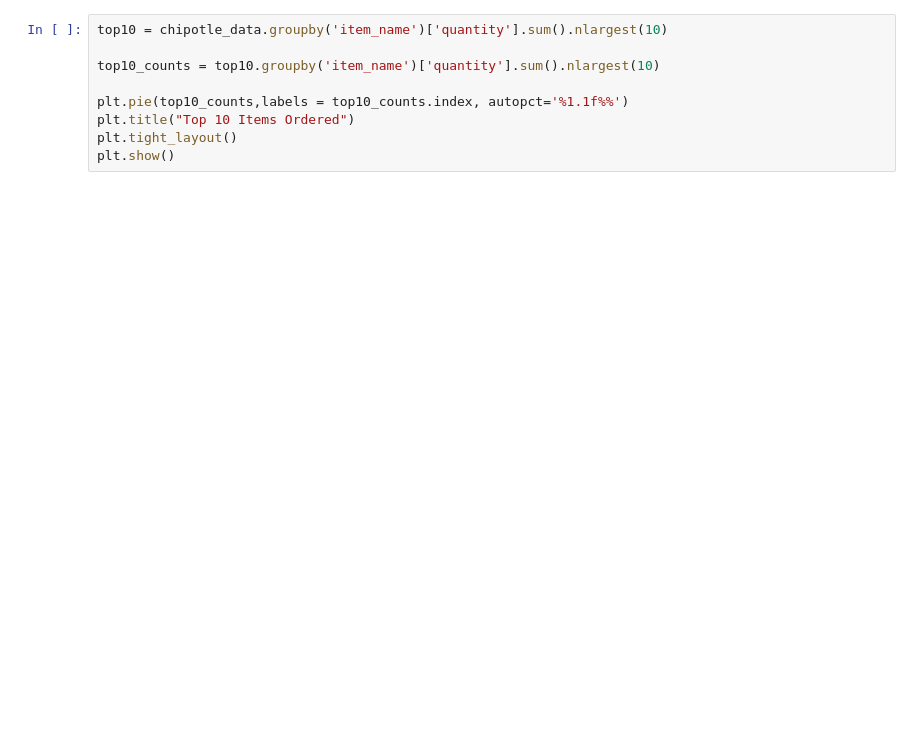
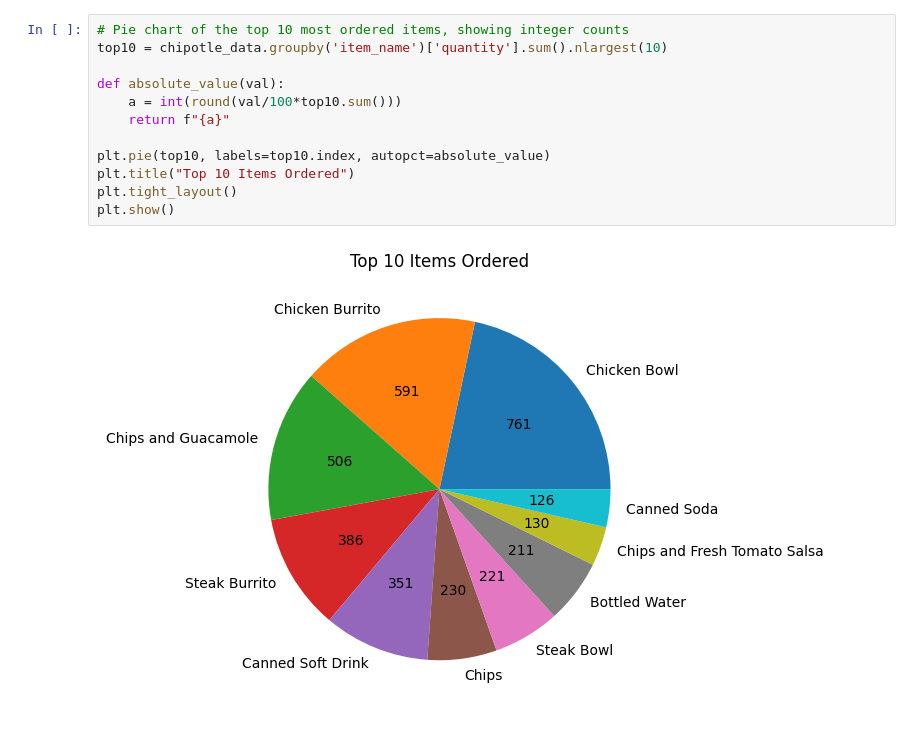
Before and after one commit to Urvashi-Bhalla/tt-purple-data-exploration, a Jupyter notebook: chipotle_data.ipynb, the cells around one changed output. Saved outputs shown, nothing was run; the diff lists cells and outputs as text; blank space fills up the shorter version.

```diff
--- a/chipotle_data.ipynb
+++ b/chipotle_data.ipynb
@@ -53,9 +127,14 @@ plt.show()
 # %%
+# Pie chart of the top 10 most ordered items, showing integer counts
 top10 = chipotle_data.groupby('item_name')['quantity'].sum().nlargest(10)
 
-top10_counts = top10.groupby('item_name')['quantity'].sum().nlargest(10)
+def absolute_value(val):
+    a = int(round(val/100*top10.sum()))
+    return f"{a}"
 
-plt.pie(top10_counts,labels = top10_counts.index, autopct='%1.1f%%')
+plt.pie(top10, labels=top10.index, autopct=absolute_value)
 plt.title("Top 10 Items Ordered")
 plt.tight_layout()
 plt.show()
+# %% [output]
+[figure, added]
```
Also changed, not shown: parts of 11 cells of this notebook.
